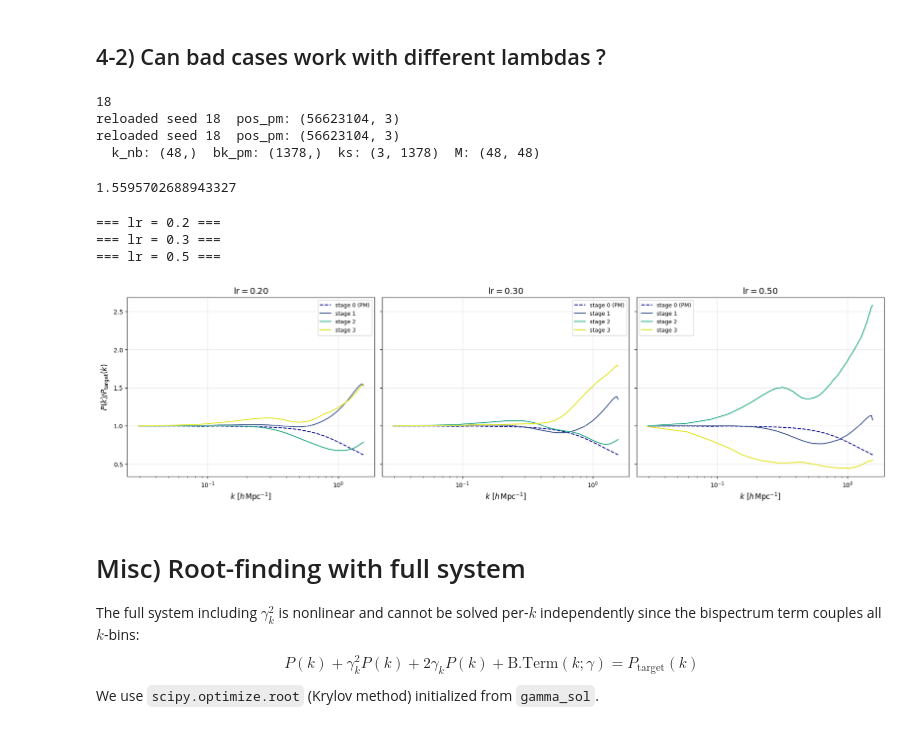
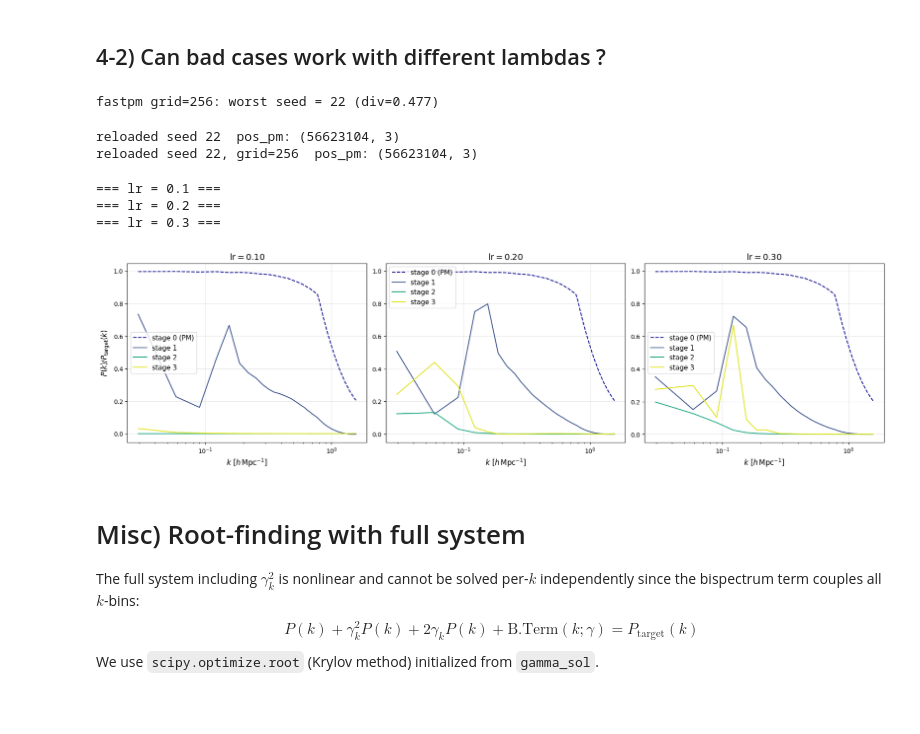
Before and after one commit to anirbanbairagi/Power-Spectrum-Change-Under-Gradient-Perturbation, a Jupyter notebook: DM_corr_case_only_fastpm.ipynb, the cells around one changed output. Drawn from its saved outputs; the diff is of its cells as text; code cells hidden in the pictures.

Commit message:
plots for slides

```diff
--- a/DM_corr_case_only_fastpm.ipynb
+++ b/DM_corr_case_only_fastpm.ipynb
@@ -1351,7 +1349,7 @@ def plot_lambda_comparison(results, k_nb, Pk_nb, figroot=None,
     k_pm, Pk_pm = results["k_pm"], results["Pk_pm"]
 
     fig, axes = plt.subplots(1, len(lambdas), figsize=(6*len(lambdas), 5),
-                              sharey=True, constrained_layout=True)
+                              sharey=False, constrained_layout=True)
     if len(lambdas) == 1:
         axes = [axes]
 
@@ -1371,7 +1369,7 @@ def plot_lambda_comparison(results, k_nb, Pk_nb, figroot=None,
         ax.set_xscale("log")
         ax.set_title(r"$\mathrm{lr} = %.2f$" % lr, fontsize=14)
         ax.set_xlabel(r"$k\ [h\,\mathrm{Mpc}^{-1}]$", fontsize=12)
-        ax.legend(fontsize=9)
+        ax.legend(fontsize=11)
         ax.grid(alpha=0.3)
 
     axes[0].set_ylabel(r"$P(k)/P_{\rm target}(k)$", fontsize=12)
@@ -1432,8 +1432,13 @@ def compute_seed_divergence(corr_root, sim, n_seeds=50, n_iterations=3):
                 pass
     return divergence
 # %%
+QUIJOTE_ROOT = "/work/hdd/bdne/nchartier/quijote_lh"
+CORR_ROOT = "/work/hdd/bdne/nchartier/Corr_correction"
+sim = "fastpm"
 n_iterations = 3
-div = compute_seed_divergence(CORR_ROOT, sim, n_seeds=50, n_iterations=n_iterations)
+grid = 256
+
+div = compute_seed_divergence(CORR_ROOT, QUIJOTE_ROOT, sim, grid, n_seeds=50, n_iterations=n_iterations)
 
 final_stage = str(n_iterations)
 order = np.argsort(-div[final_stage])
@@ -1589,10 +1594,13 @@ fig, ax = plot_gamma_lines_vs_sigma8(QROOT, QUIJOTE_ROOT, CORR_ROOT, sim, cosmo_
 [figure]
 # %% [markdown]
 ## 4-2) Can bad cases work with different lambdas ?
+# %%
+worst_seed = int(np.nanargmax(div[final_stage]))
+worst_div = div[final_stage][worst_seed]
+print(f"{sim} grid={grid}: worst seed = {worst_seed} (div={worst_div:.3f})")
+# %% [output]
+fastpm grid=256: worst seed = 22 (div=0.477)
 # %%
-worst_seed = order[0]
-seed = worst_seed   # overrides Section 1's original quick-test seed
-print(worst_seed)
 
 app = "/work/hdd/bdne/maho3/cmass-ili/quijotelike_for_nicolas/fastpm/L1000-N128/%i/fastpm_B2_0.6667" %seed
 infile = bigfile.File(app)
@@ -1604,55 +1612,56 @@ print(f"reloaded seed {seed}  pos_pm: {pos_pm.shape}")
 # fixed for all Quijote LH realizations, and everything else needed is already cached.
 BoxSize = 1000.0
 
-QUIJOTE_ROOT = "/work/hdd/bdne/nchartier/quijote_lh"
-QROOT = "/work/hdd/bdne/nchartier/Q_correction"
 
-k_nb = np.load(os.path.join(QUIJOTE_ROOT, str(seed), "k.npy"))
-Pk_nb = np.load(os.path.join(QUIJOTE_ROOT, str(seed), "pk.npy"))
-ks = np.load(os.path.join(QUIJOTE_ROOT, str(seed), "ks_bispectrum.npy"))
+if grid == 512:
+    k_nb = np.load(os.path.join(QUIJOTE_ROOT, str(seed), "k.npy"))
+    Pk_nb = np.load(os.path.join(QUIJOTE_ROOT, str(seed), "pk.npy"))
+    ks = np.load(os.path.join(QUIJOTE_ROOT, str(seed), "ks_bispectrum.npy"))
+else:
+    k_nb = np.load(os.path.join(QUIJOTE_ROOT, str(seed), f"k_grid{grid}.npy"))
+    Pk_nb = np.load(os.path.join(QUIJOTE_ROOT, str(seed), f"pk_grid{grid}.npy"))
+    ks = np.load(os.path.join(QROOT, sim, "seed%d" % seed, f"ks_bispectrum_grid{grid}.npy"))
 
-k_pm = np.load(os.path.join(QROOT, sim, "seed%d" % seed, "k_pm.npy"))
-bk_pm = np.load(os.path.join(QROOT, sim, "seed%d" % seed, "bk_pm.npy"))
+k_pm = np.load(os.path.join(CORR_ROOT, sim, "seed%d" % seed, f"k_pm_grid{grid}.npy"))
+bk_pm = np.load(os.path.join(CORR_ROOT, sim, "seed%d" % seed, f"bk_pm_grid{grid}.npy"))
+M = build_bispectrum_matrix(k_pm, ks, bk_pm)
 
-M = build_bispectrum_matrix(k_pm, ks, bk_pm)   # same convention as run_corr_corrections.py
 
-print(f"reloaded seed {seed}  pos_pm: {pos_pm.shape}")
-print(f"  k_nb: {k_nb.shape}  bk_pm: {bk_pm.shape}  ks: {ks.shape}  M: {M.shape}")
+kFund = 2 * np.pi / BoxSize
+kNyquist = np.pi * grid / BoxSize
+num_bins = 50
+kedges = np.linspace(kFund, kNyquist, num_bins)[:-1]
+measure_power_func = lambda pos, B, g: measure_power_pypower(pos, B, g, kedges)
+
+print(f"reloaded seed {seed}, grid={grid}  pos_pm: {pos_pm.shape}")
 # %% [output]
-18
-reloaded seed 18  pos_pm: (56623104, 3)
-reloaded seed 18  pos_pm: (56623104, 3)
-  k_nb: (48,)  bk_pm: (1378,)  ks: (3, 1378)  M: (48, 48)
+reloaded seed 22  pos_pm: (56623104, 3)
+reloaded seed 22, grid=256  pos_pm: (56623104, 3)
-# %%
-k_pm_check = np.load(os.path.join(QROOT, sim, "seed0", "k_pm.npy"))
-print(k_pm_check.max())   # ~1.58 confirms grid=512; ~0.79 would mean grid=256
-# %% [output]
-1.5595702688943327
 # %%
-custom_lambdas = (0.2, 0.3 ,0.5)   # swap in whatever values you want to test
+custom_lambdas = (0.1,0.2, 0.3)   # swap in whatever values you want to test
 grid = 512          # matches the grid used throughout this notebook's corrections
 num_bins = 50
 ells = (0,)
 
 kFund = 2 * np.pi / BoxSize
 kNyquist = np.pi * grid / BoxSize
 kedges = np.linspace(kFund, kNyquist, num_bins)[:-1]
 
 measure_power_func = lambda pos, B, g: measure_power_pypower(pos, B, g, kedges, ells=ells)
 
 
 results_worst = run_lambda_comparison(
     pos_pm, BoxSize, grid, k_nb, Pk_nb, M, measure_power_func,
     lambdas=custom_lambdas, n_iterations=3, n_threads=resources['cpu_count'])
 
 fig, axes = plot_lambda_comparison(
     results_worst, k_nb, Pk_nb, figroot=figroot,
     fname=f"corr_lambda_comparison_seed{seed}_custom.pdf")
 # %% [output]
+=== lr = 0.1 ===
 === lr = 0.2 ===
 === lr = 0.3 ===
-=== lr = 0.5 ===
-[figure, old version]
+[figure, new version]
 # %% [markdown]
 
 # Misc) Root-finding with full system
```
Also changed, not shown: parts of 17 cells of this notebook, 2 other files.
